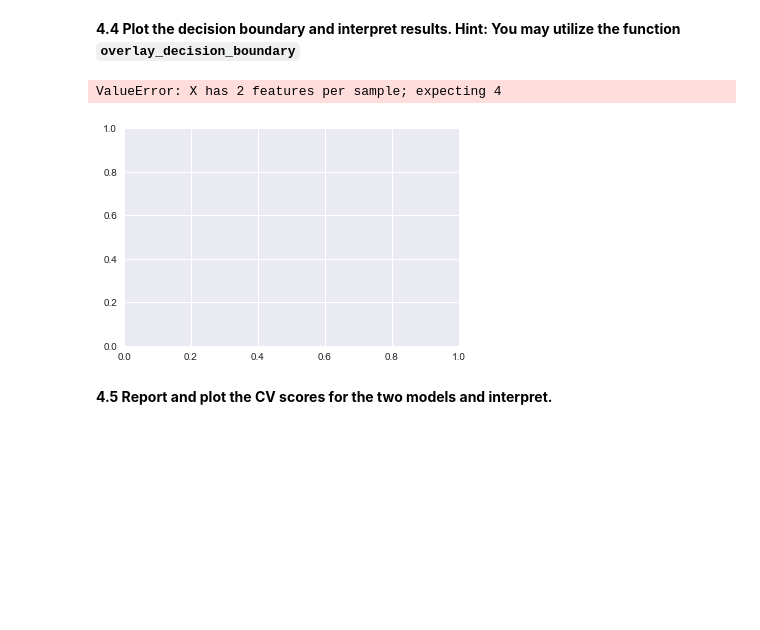
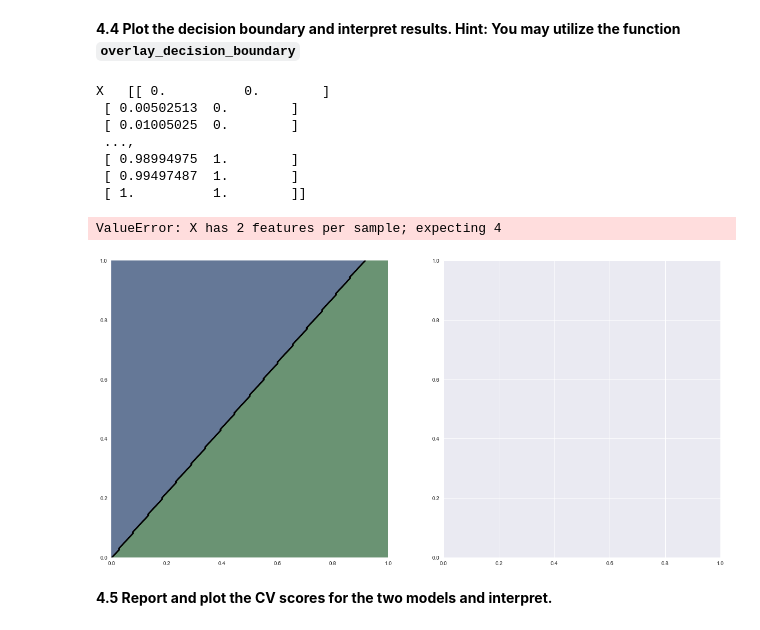
Before and after one commit to katiegrosch/2019-CS109A, a Jupyter notebook: content/homeworks/cs109a_hw4_209/cs109a_HW4.ipynb, the cells around one changed output. Saved outputs shown, nothing was run; the diff lists cells and outputs as text; code cells hidden in the pictures; blank space fills up the shorter version.

```diff
--- a/content/homeworks/cs109a_hw4_209/cs109a_HW4.ipynb
+++ b/content/homeworks/cs109a_hw4_209/cs109a_HW4.ipynb
@@ -477,16 +521,16 @@ for i in (0,1):
 
 **Logistic Regression Multiclass model with Polynomial features, degree = 2.**
 # %%
-linear_lr = LogisticRegressionCV(solver='lbfgs', multi_class='multinomial').fit(X_train, y_train)
-
 X_train['M31523_at * M31523_at'] = X_train['M31523_at']**2
 X_train['X95735_at * X95735_at'] = X_train['X95735_at']**2
-X_train_poly = X_train[['X95735_at', 'X95735_at', 'M31523_at * M31523_at', 'X95735_at * X95735_at']]
+X_train_poly = X_train[['X95735_at', 'M31523_at', 'M31523_at * M31523_at', 'X95735_at * X95735_at']]
+
+linear_lr = LogisticRegressionCV(solver='lbfgs', multi_class='multinomial').fit(X_train_poly, y_train)
 poly_lr = LogisticRegressionCV(solver='lbfgs', multi_class='multinomial').fit(X_train_poly, y_train)
 # %% [markdown]
 **4.4 Plot the decision boundary and interpret results. Hint: You may utilize the function `overlay_decision_boundary`**
 # %%
-def overlay_decision_boundary(ax, model, colors=None, nx=200, ny=200, desaturate=.5, xlim=None, ylim=None):
+def overlay_decision_boundary(ax, model, model_type, colors=None, nx=200, ny=200, desaturate=.5, xlim=None, ylim=None):
     """
     A function that visualizes the decision boundaries of a classifier.
 
@@ -506,7 +550,12 @@ def overlay_decision_boundary(ax, model, colors=None, nx=200, ny=200, desaturate
     xx, yy = np.meshgrid(
         np.linspace(xmin, xmax, nx),
         np.linspace(ymin, ymax, ny))
-    X = np.c_[xx.flatten(), yy.flatten()]
+    if (model_type == 'poly'):
+        X = np.c_[xx.flatten(), yy.flatten(), xx.flatten(), yy.flatten()]
+    elif (model_type == 'linear'):
+        X = np.c_[xx.flatten(), yy.flatten()]
+        print("X  ", X)
+
 
     # Predict on mesh of points.
     model = getattr(model, 'predict', model)
@@ -552,14 +601,21 @@ def overlay_decision_boundary(ax, model, colors=None, nx=200, ny=200, desaturate
         ax.contour(xx, yy, y, colors="black", linewidths=1, zorder=-1)
     else:
         print("Warning: only one class predicted, so not plotting contour lines.")
-# %%
-fix, ax = plt.subplots()
-
-overlay_decision_boundary(ax, poly_lr)
-poly_lr.coef_
-# %% [output]
-ValueError: X has 2 features per sample; expecting 4
-[figure, removed]
+# %%
+fig, ax = plt.subplots(1,2,figsize=(20,10))
+
+overlay_decision_boundary(ax[0], poly_lr, 'poly')
+overlay_decision_boundary(ax[1], linear_lr, 'linear')
+# %% [output]
+X   [[ 0.          0.        ]
+ [ 0.00502513  0.        ]
+ [ 0.01005025  0.        ]
+ ...,
+ [ 0.98994975  1.        ]
+ [ 0.99497487  1.        ]
+ [ 1.          1.        ]]
+ValueError: X has 2 features per sample; expecting 4
+[figure, added]
 # %%
 # your code here
 # %% [markdown]
```
Also changed, not shown: parts of 29 cells of this notebook.
